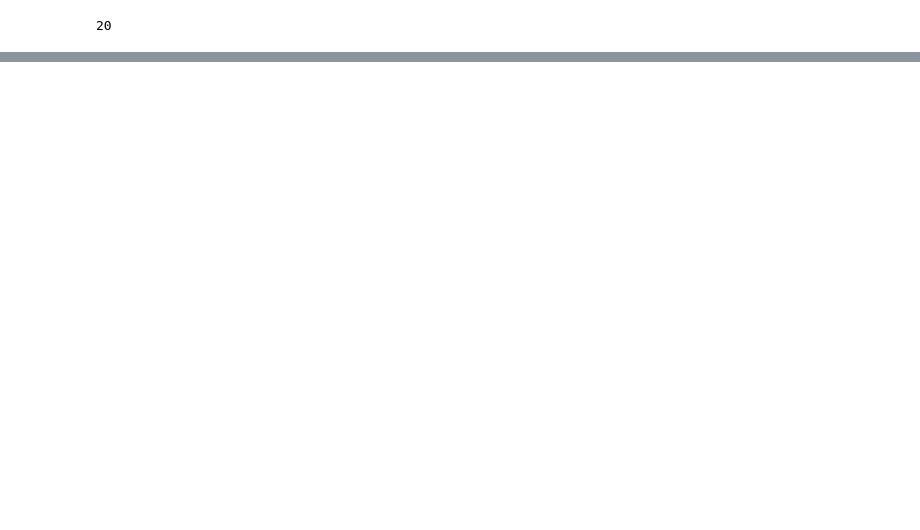
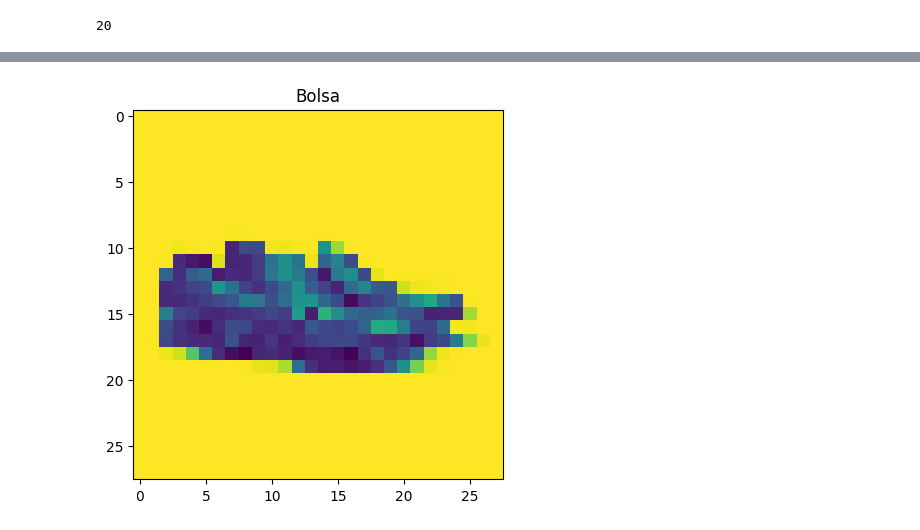
Before and after one commit to greghonox/KERAS, a Jupyter notebook: exercises.ipynb, the cells around one changed output, grey strips where cells are left out. Saved outputs shown, nothing was run; the diff lists cells and outputs as text; code cells hidden in the pictures; blank space fills up the shorter version.

```diff
--- a/exercises.ipynb
+++ b/exercises.ipynb
@@ -147,3 +155,20 @@ img_paths = glob('imgs/*')
 len(img_paths)
 # %% [output]
 20
+# %%
+import cv2
+
+def load_img(img_path):
+    img = cv2.imread(img_path)
+    img = cv2.cvtColor(img, cv2.COLOR_BGR2GRAY)
+    img = cv2.resize(img, (28, 28))
+    return img
+
+imgs = [load_img(img_path) for img_path in img_paths]
+
+for inx in range(len(imgs)):
+    plt.imshow(imgs[inx])
+    plt.title(name_classifications[index_predict[0]])
+    predict = model.predict(imgs[inx].reshape(1, 28, 28))
+    index_predict = np.argmax(predict, axis=1)
+# %% [output]
@@ -150,3 +195,4 @@ len(img_paths)
+[figure, added]
 # %%
 plt.figure(figsize=(30, 20))
 for e, img in enumerate(img_paths):
```
Also changed, not shown: parts of 8 cells of this notebook, 6 other files.
